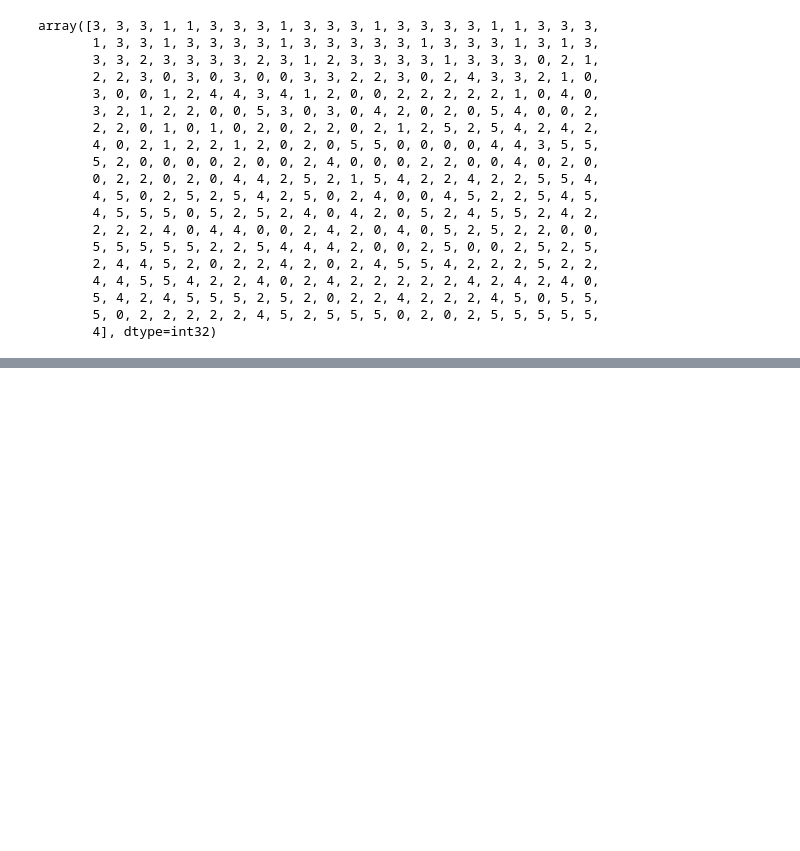
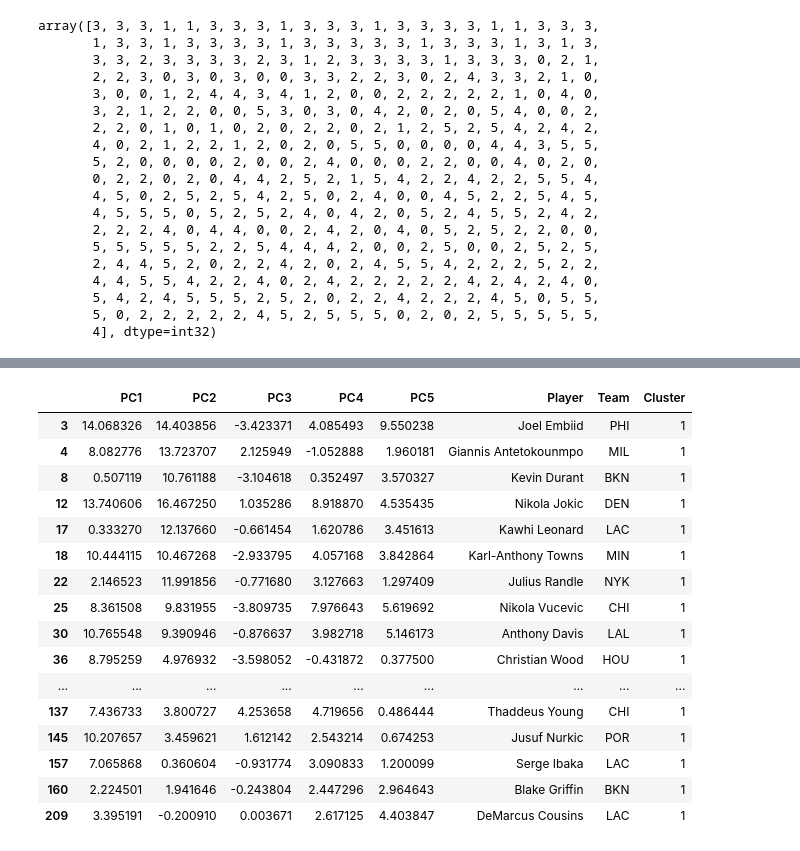
Before and after one commit to CSA100/nba-dsai, a Jupyter notebook: K-MeansClustering.ipynb, the cells around one changed output, grey strips where cells are left out. Saved outputs shown, nothing was run; the diff lists cells and outputs as text; code cells hidden in the pictures; blank space fills up the shorter version.

Commit message:
k-means cluster

```diff
--- a/K-MeansClustering.ipynb
+++ b/K-MeansClustering.ipynb
@@ -134,3 +134,6 @@ array([3, 3, 3, 1, 1, 3, 3, 3, 1, 3, 3, 3, 1, 3, 3, 3, 3, 1, 1, 3, 3, 3,
        5, 4, 2, 4, 5, 5, 5, 2, 5, 2, 0, 2, 2, 4, 2, 2, 2, 4, 5, 0, 5, 5,
        5, 0, 2, 2, 2, 2, 2, 4, 5, 2, 5, 5, 5, 0, 2, 0, 2, 5, 5, 5, 5, 5,
        4], dtype=int32)
+# %%
+kmeancluster =pd.read_csv('./Data/PCAData.csv')
+kmeancluster['Cluster']=km_neat
@@ -136,0 +166,22 @@ array([3, 3, 3, 1, 1, 3, 3, 3, 1, 3, 3, 3, 1, 3, 3, 3, 3, 1, 1, 3, 3, 3,
+# %%
+cluster1 = kmeancluster[kmeancluster['Cluster'] == 1]
+# %%
+cluster1
+# %% [output]
+|  | PC1 | PC2 | PC3 | PC4 | PC5 | Player | Team | Cluster |
+| 3 | 14.068326 | 14.403856 | -3.423371 | 4.085493 | 9.550238 | Joel Embiid | PHI | 1 |
+| 4 | 8.082776 | 13.723707 | 2.125949 | -1.052888 | 1.960181 | Giannis Antetokounmpo | MIL | 1 |
+| 8 | 0.507119 | 10.761188 | -3.104618 | 0.352497 | 3.570327 | Kevin Durant | BKN | 1 |
+| 12 | 13.740606 | 16.467250 | 1.035286 | 8.918870 | 4.535435 | Nikola Jokic | DEN | 1 |
+| 17 | 0.333270 | 12.137660 | -0.661454 | 1.620786 | 3.451613 | Kawhi Leonard | LAC | 1 |
+| 18 | 10.444115 | 10.467268 | -2.933795 | 4.057168 | 3.842864 | Karl-Anthony Towns | MIN | 1 |
+| 22 | 2.146523 | 11.991856 | -0.771680 | 3.127663 | 1.297409 | Julius Randle | NYK | 1 |
+| 25 | 8.361508 | 9.831955 | -3.809735 | 7.976643 | 5.619692 | Nikola Vucevic | CHI | 1 |
+| 30 | 10.765548 | 9.390946 | -0.876637 | 3.982718 | 5.146173 | Anthony Davis | LAL | 1 |
+| 36 | 8.795259 | 4.976932 | -3.598052 | -0.431872 | 0.377500 | Christian Wood | HOU | 1 |
+| ... | ... | ... | ... | ... | ... | ... | ... | ... |
+| 137 | 7.436733 | 3.800727 | 4.253658 | 4.719656 | 0.486444 | Thaddeus Young | CHI | 1 |
+| 145 | 10.207657 | 3.459621 | 1.612142 | 2.543214 | 0.674253 | Jusuf Nurkic | POR | 1 |
+| 157 | 7.065868 | 0.360604 | -0.931774 | 3.090833 | 1.200099 | Serge Ibaka | LAC | 1 |
+| 160 | 2.224501 | 1.941646 | -0.243804 | 2.447296 | 2.964643 | Blake Griffin | BKN | 1 |
+| 209 | 3.395191 | -0.200910 | 0.003671 | 2.617125 | 4.403847 | DeMarcus Cousins | LAC | 1 |
```
Also changed, not shown: parts of 4 cells of this notebook.
